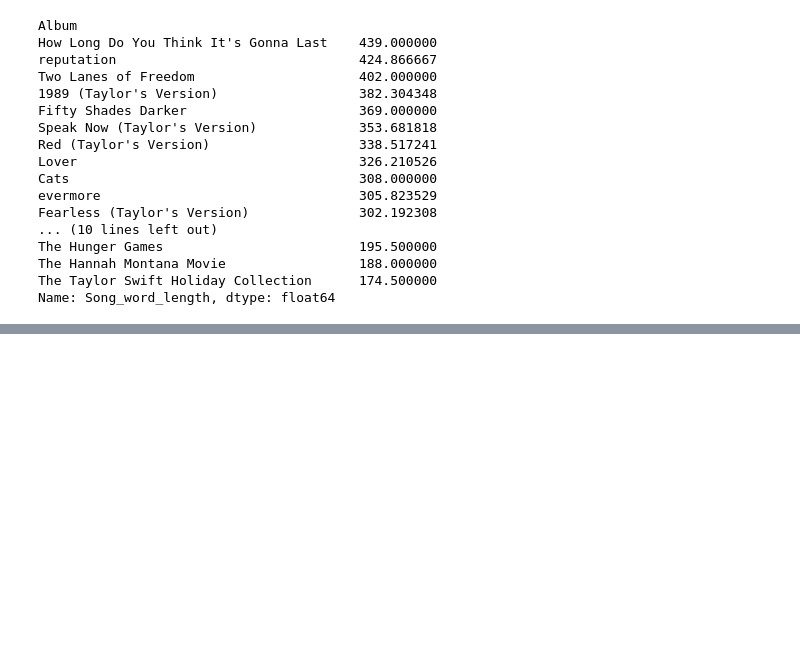
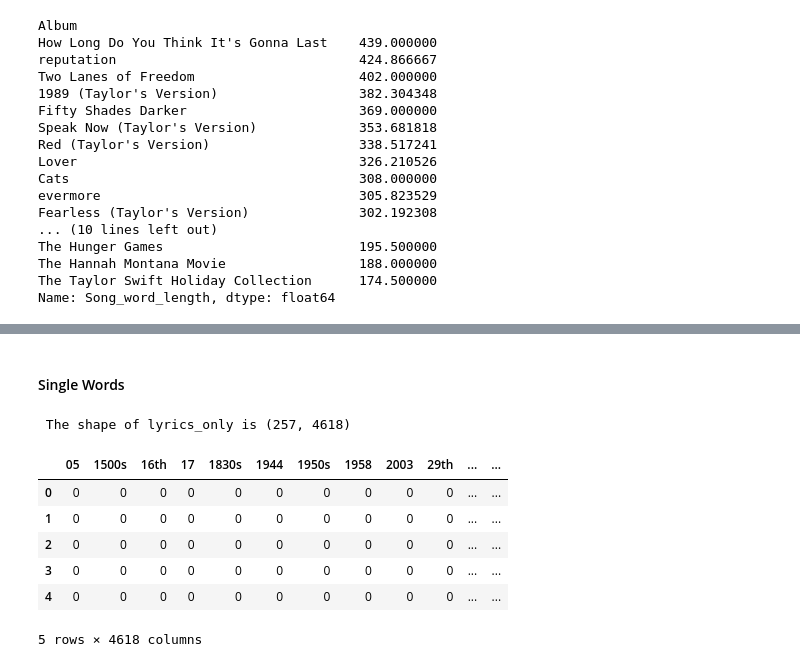
Before and after one commit to marinaleonard99/my-taylor-swift-project, a Jupyter notebook: 1-taylor-EDA.ipynb, the cells around one changed output, grey strips where cells are left out. Saved outputs shown, nothing was run; the diff lists cells and outputs as text; code cells hidden in the pictures; blank space fills up the shorter version.

```diff
--- a/1-taylor-EDA.ipynb
+++ b/1-taylor-EDA.ipynb
@@ -177,0 +182,19 @@ The album with the longest average song by word count is 'How Long Do You Think
+# %% [markdown]
+#### Single Words
+# %%
+# count vectorizer with no maximum number of tokens.
+
+count_v = CountVectorizer( min_df=1, stop_words='english')
+
+# fit to the lyrics
+count_v.fit(lyrics_only_df)
+
+# transform
+
+lyrics_transformed = count_v.transform(lyrics_only_df)
+# pos_X_test_transformed = pos_count_v.transform(pos_X_test)
+
+# check shape - should be 500 columns and same rows as before
+print(f" The shape of lyrics_only is {lyrics_transformed.shape}")
+# %% [output]
+ The shape of lyrics_only is (257, 4618)
@@ -177,0 +206,10 @@ The album with the longest average song by word count is 'How Long Do You Think
+# %%
+total_lyrics_df.head()
+# %% [output]
+|  | 05 | 1500s | 16th | 17 | 1830s | 1944 | 1950s | 1958 | 2003 | 29th | ... | ... |
+| 0 | 0 | 0 | 0 | 0 | 0 | 0 | 0 | 0 | 0 | 0 | ... | ... |
+| 1 | 0 | 0 | 0 | 0 | 0 | 0 | 0 | 0 | 0 | 0 | ... | ... |
+| 2 | 0 | 0 | 0 | 0 | 0 | 0 | 0 | 0 | 0 | 0 | ... | ... |
+| 3 | 0 | 0 | 0 | 0 | 0 | 0 | 0 | 0 | 0 | 0 | ... | ... |
+| 4 | 0 | 0 | 0 | 0 | 0 | 0 | 0 | 0 | 0 | 0 | ... | ... |
+5 rows × 4618 columns
```
Also changed, not shown: parts of 11 cells of this notebook.
